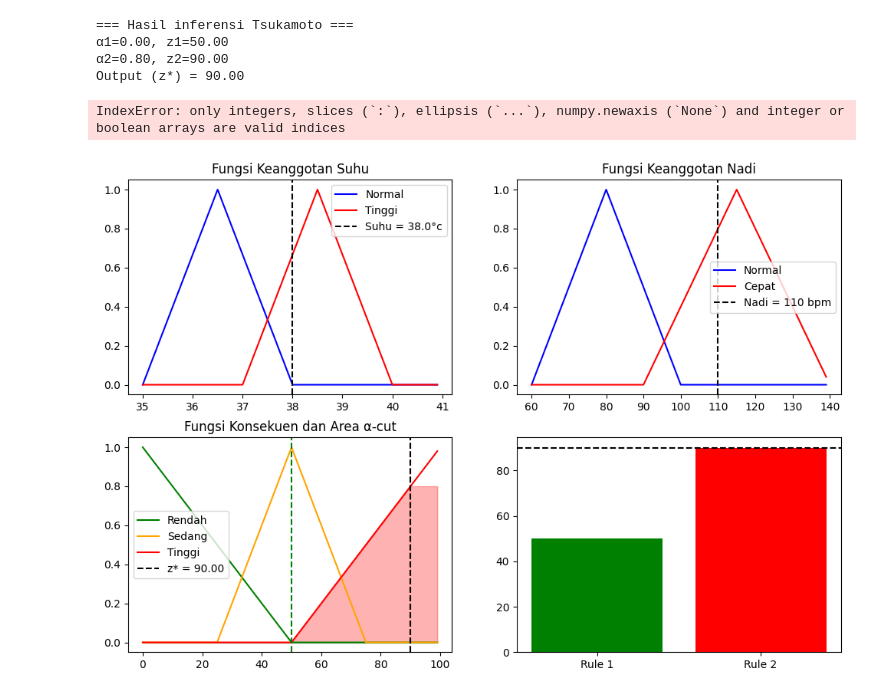
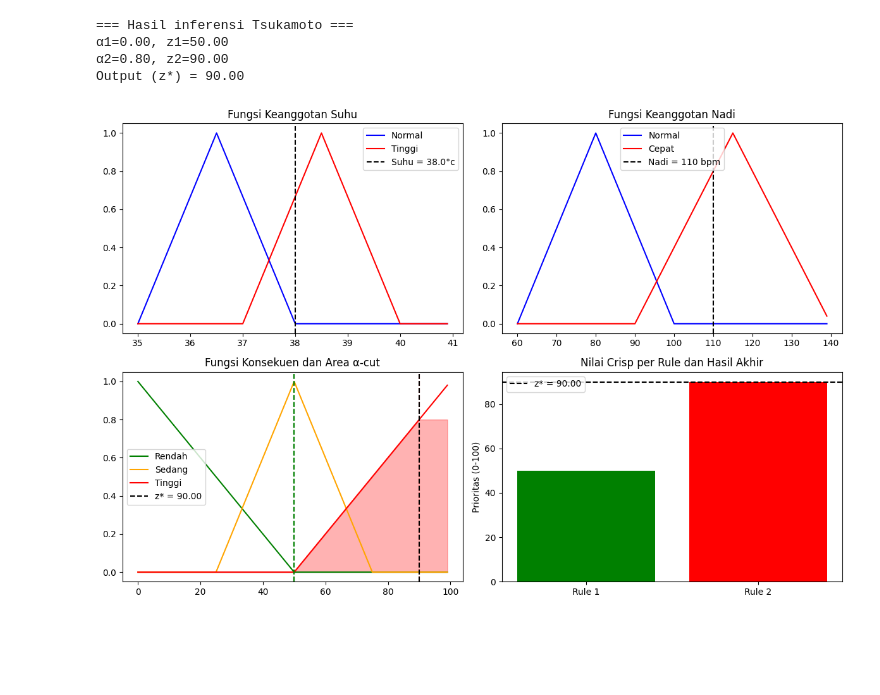
Before and after one commit to ernandaa/fuzzylogic, a Jupyter notebook: Praktikum_Tsukamoto_G_211_22_0059.ipynb, the cells around one changed output. Drawn from its saved outputs; the diff is of its cells as text; code cells hidden in the pictures; blank space fills up the shorter version.

```diff
--- a/Praktikum_Tsukamoto_G_211_22_0059.ipynb
+++ b/Praktikum_Tsukamoto_G_211_22_0059.ipynb
@@ -88,33 +88,32 @@ axs[0,1].plot(x_pulse, pulse_fast, 'r', label='Cepat')
 axs[0,1].axvline(pulse_in, color='k', linestyle='--', label=f'Nadi = {pulse_in} bpm')
 axs[0,1].set_title('Fungsi Keanggotan Nadi')
 axs[0,1].legend()
 
 # Output Prioritas (konsekuen)
 axs[1,0].plot(x_priority, priority_low, 'g', label='Rendah')
 axs[1,0].plot(x_priority, priority_med, 'orange', label='Sedang')
 axs[1,0].plot(x_priority, priority_high, 'r', label='Tinggi')
 
 # Plot α-cut area (clipped)
 axs[1,0].fill_between(x_priority, 0, np.fmin(alpha1, priority_low), color='g', alpha=0.3)
 axs[1,0].fill_between(x_priority, 0, np.fmin(alpha2, priority_high), color='r', alpha=0.3)
 
 axs[1,0].axvline(z1, color='g', linestyle='--')
 axs[1,0].axvline(z2, color='r', linestyle='--')
 
 axs[1,0].axvline(z, color='k', linestyle='--', label=f'z* = {z:.2f}')
 
 axs[1,0].set_title('Fungsi Konsekuen dan Area α-cut')
 axs[1,0].legend()
 
 #Visualisasi hasil defuzzi
 axs[1,1].bar(['Rule 1', 'Rule 2'], [z1,z2], color=['g','r'])
 axs[1,1].axhline(z, color='k', linestyle='--', label=f'z* = {z:.2f}')
-axs[1.1].set_ylabel('prioritas (0-100)')
+axs[1,1].set_ylabel('Prioritas (0-100)')
 axs[1,1].set_title('Nilai Crisp per Rule dan Hasil Akhir')
 axs[1,1].legend()
 
 plt.tight_layout()
 plt.show()
 # %% [output]
-IndexError: only integers, slices (`:`), ellipsis (`...`), numpy.newaxis (`None`) and integer or boolean arrays are valid indices
-[figure, old version]
+[figure, new version]
```
